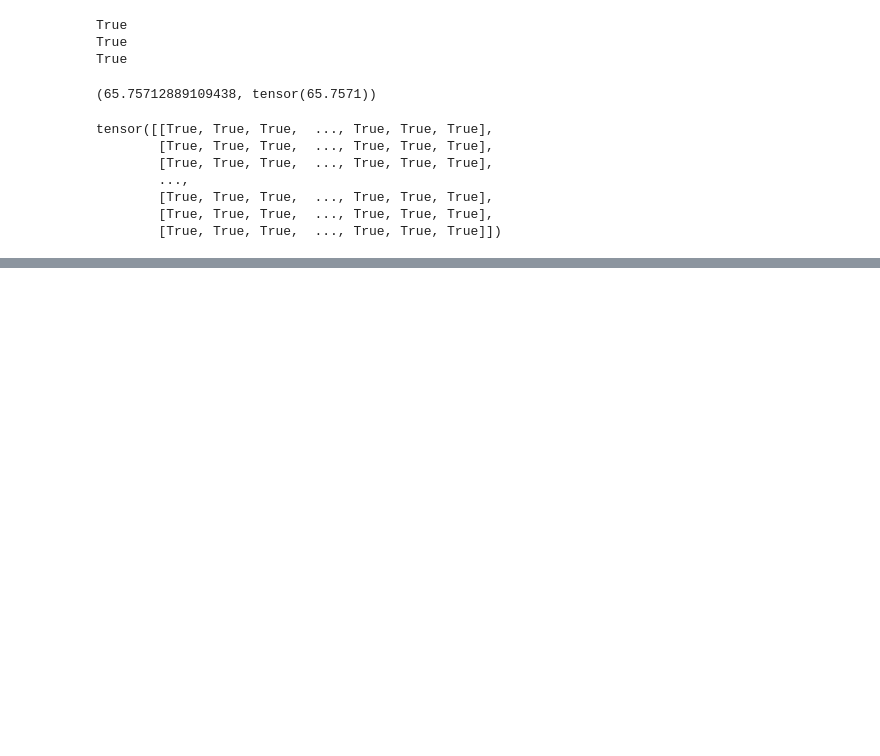
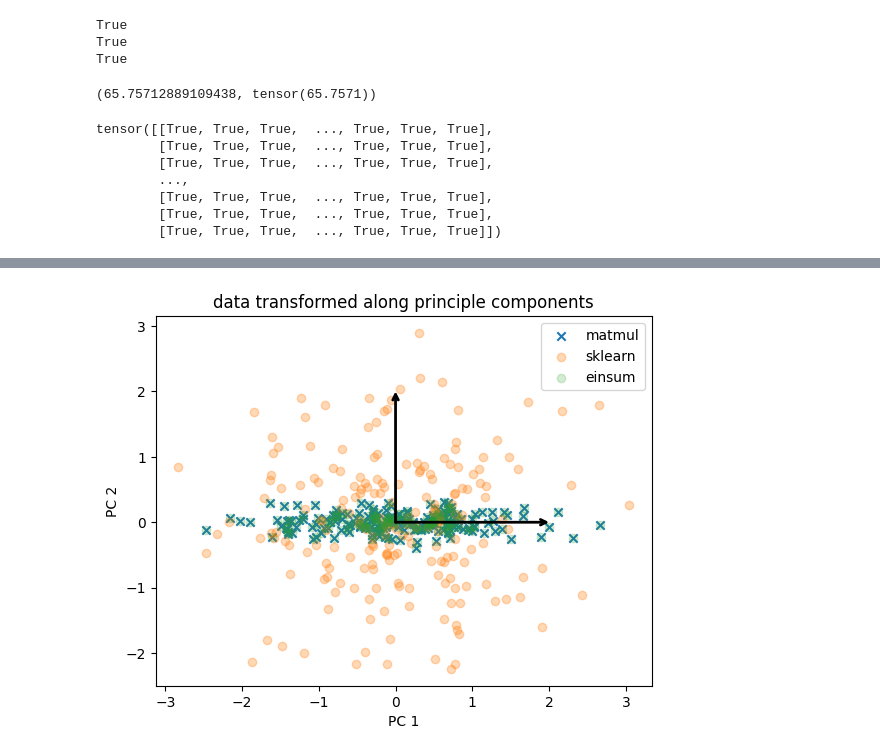
Before and after one commit to lbg251/Up-skilling, a Jupyter notebook: linearAlgebra.ipynb, the cells around one changed output, grey strips where cells are left out. Drawn from its saved outputs; the diff is of its cells as text; code cells hidden in the pictures; blank space fills up the shorter version.

```diff
--- a/linearAlgebra.ipynb
+++ b/linearAlgebra.ipynb
@@ -189,0 +199,21 @@ tensor([[-2.8284,  0.0000],
+# %%
+## Find eigenvectors - the ones whose directions remain unchanged after any linear transformation
+### number of eigenvectors == number of dimensions
+## project data onto principal directions
+
+proj_X = t.einsum("ij,jk -> ik",V.T,t.tensor(X_0).T).T
+
+## I'm not sure why pca.transform scales the data in the x_2 direction. To me, it makes sense to see it squeezed, since the first principle component is much more important (has much greater variance associated with it) than the other
+
+_, ax = plt.subplots()
+ax.scatter(t.matmul(t.tensor(X_0), V[:, :2])[:,0],t.matmul(t.tensor(X_0), V[:, :2])[:,1], marker = "x")
+ax.scatter(pca.transform(X_0)[:,0], pca.transform(X_0)[:,1], alpha=.3)
+ax.scatter(proj_X[:,0],proj_X[:,1], alpha=.2)
+
+ax.legend(["matmul", "sklearn", "einsum"])
+ax.set(xlabel="PC 1", ylabel="PC 2", title= "data transformed along principle components")
+
+draw_vector([0,0],[0,2], ax=ax)
+draw_vector([0,0],[2,0], ax=ax)
+# %% [output]
+[figure, added]
```
Also changed, not shown: parts of 8 cells of this notebook, 1 other file.
